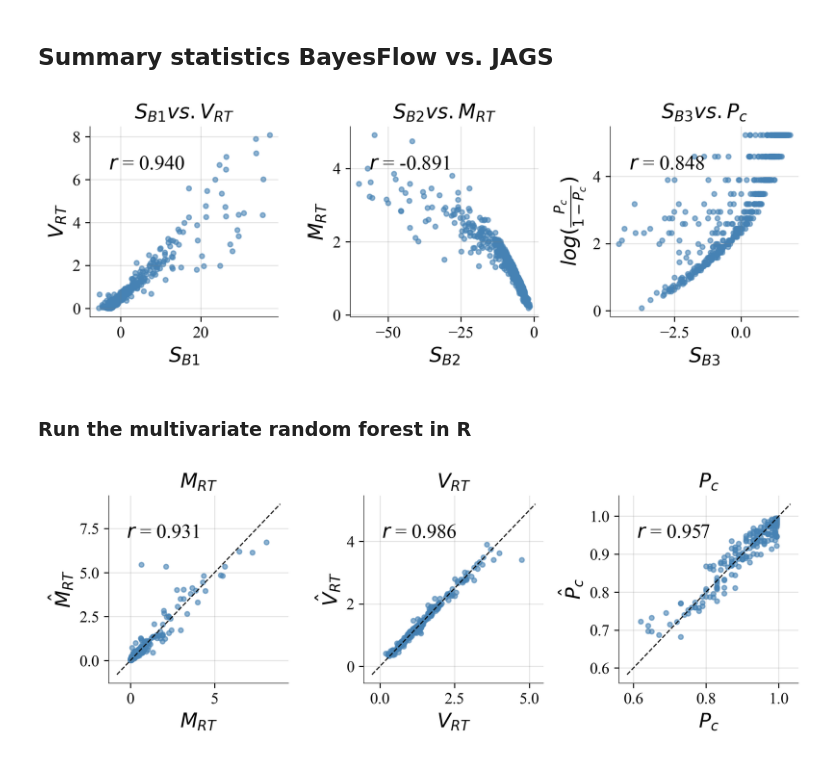
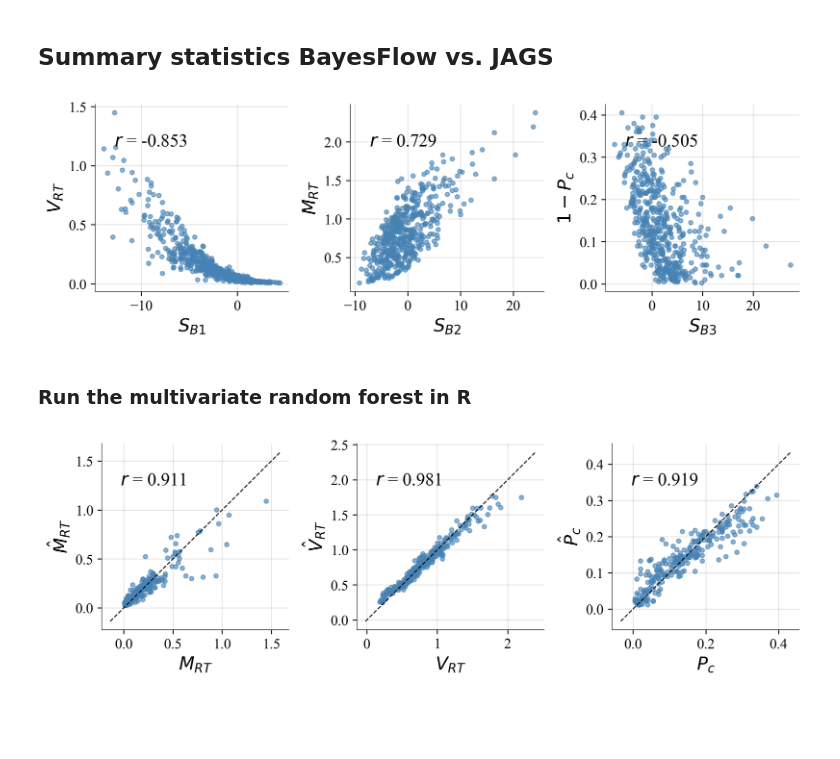
Before and after one commit to yufeiwu1011/Robust-Amortized-Bayesian-Inference, a Jupyter notebook: 1 parameter recovery study/notebook/parameter recovery study.ipynb, the cells around one changed output. Saved outputs shown, nothing was run; the diff lists cells and outputs as text; code cells hidden in the pictures; blank space fills up the shorter version.

```diff
--- a/1 parameter recovery study/notebook/parameter recovery study.ipynb
+++ b/1 parameter recovery study/notebook/parameter recovery study.ipynb
@@ -170,8 +182,7 @@ summary_net = bf.networks.SetTransformer(input_dim=4, summary_dim=3, name="ddm_s
 
 inference_net = bf.networks.InvertibleNetwork(
     num_params=len(prior.param_names),
-    coupling_settings={"dense_args": dict(kernel_regularizer=None),"dropout_prob":0.2, "bins":32},
-    coupling_design="spline",
+    coupling_settings={"mc_dropout" : True, "dense_args" : dict(units=128, activation="elu")},
     name="ddm_inference",
 )
 
@@ -245,7 +290,7 @@ posterior_mean_jags[posterior_mean_jags['convergence']==0].index
 ############################
 #Inference from EZ diffusion
 #transform the log RTs back to original scale
-validation_sims_ez_exp = validation_sims_ez
+validation_sims_ez_exp = copy.deepcopy(validation_sims_ez)
 validation_sims_ez_exp['summary_conditions'][:,:,0]= np.exp(validation_sims_ez_exp['summary_conditions'][:,:,0])
 #MRT
 MRT = []
@@ -296,11 +341,11 @@ tick_size = 18
 
 test_sims = validation_sims_ez
 # Create the figure and axes
-fig, axes = plt.subplots(nrows=3, ncols=3, dpi=300, figsize=(12, 10))
+fig, axes = plt.subplots(nrows=3, ncols=3, dpi=300, figsize=(9, 9))
 plt.subplots_adjust(hspace=0.4, wspace=0.4)
 plt.rcParams['font.family'] = 'Times New Roman'
 
-parameter_name = ["delta", "alpha", "tau"]
+parameter_name = ["v", "a", "Ter"]
 titles = [r'$v$', r'$a$', r'$T_{er}$']
 ylabels = ['EZ', 'BayesFlow', 'JAGS']
 
@@ -323,7 +368,7 @@ def plot_subplot(ax, x, y, yerr=None, title=None, xlabel='Ground truth', ylabel=
         horizontalalignment="left",
         verticalalignment="center",
         transform=ax.transAxes,
-        size=23
+        size=15
     )
     # Remove top and right spines
     ax.spines['top'].set_visible(False)
@@ -337,15 +382,15 @@ def plot_subplot(ax, x, y, yerr=None, title=None, xlabel='Ground truth', ylabel=
         spine.set_linewidth(0.4)
 
 x_limits = [
-    (0, 3),  # Drift rate
-    (0, 8),  # Boundary separation
-    (-0.5, 2.5) # Non-decision time
+    (0, 2.5),  # Drift rate
+    (0, 3),  # Boundary separation
+    (-0.5, 2) # Non-decision time
 ]
 
 y_limits = [
-    (0, 3),  # Drift rate
-    (0, 8),  # Boundary separation
-    (-0.5, 2.5) # Non-decision time
+    (0, 2.5),  # Drift rate
+    (0, 3),  # Boundary separation
+    (-0.5, 2) # Non-decision time
 ]
 
 
@@ -393,7 +438,7 @@ fig, axes = plt.subplots(nrows=3, ncols=3, dpi=300, figsize=(12, 10))
 plt.subplots_adjust(hspace=0.4, wspace=0.4)
 plt.rcParams['font.family'] = 'Times New Roman'
 
-parameter_name = ["delta", "alpha", "tau"]
+parameter_name = ["v", "a", "Ter"]
 titles = [r'$v$', r'$a$', r'$T_{er}$']
 
 # Plot data for each comparison
@@ -502,55 +577,54 @@ dtype: float64
 summary_stats = summary_net(validation_sims_ez['summary_conditions'])
 # %%
 test_sims = validation_sims_ez
-summary_stats_EZ= [VRT, MRT, Pc]
-summary_stats_EZ_transform= [np.power(VRT,1), np.power(MRT,1), np.log(Pc/(1-Pc))]
+summary_stats_EZ= [VRT, MRT, 1 - Pc]
 
 # Create the figure and axes
-fig, axes = plt.subplots(nrows=1, ncols=3, dpi=300, figsize=(8, 3))
+fig, axes = plt.subplots(nrows=1, ncols=3, dpi=300, figsize=(9, 3))
 plt.subplots_adjust(hspace=0.4, wspace=0.4)
 plt.rcParams['font.family'] = 'Times New Roman'
 
 # Plot data and diagonal lines
 for i in range(3):
-    axes[i].scatter(summary_stats[:,i], summary_stats_EZ_transform[i], marker = 'o', s=12, color='steelblue',alpha=0.6)
-    axes[i].set_title([r'$S_{B1}  vs. V_{RT} $', r'$S_{B2}  vs. M_{RT}$', r'$S_{B3}  vs. P_{c}$'][i],size=15)
+    axes[i].scatter(summary_stats[:,i], summary_stats_EZ[i], marker = 'o', s=12, color='steelblue',alpha=0.6)
+    #axes[i].set_title([r'$S_{B1}  vs. V_{RT} $', r'$S_{B2}  vs. M_{RT}$', r'$S_{B3}  vs. P_{c}$'][i],size=15)
     axes[i].set_xlabel([r'$S_{B1}$', r'$S_{B2}$', r'$S_{B3}$'][i], size=15)
-    axes[i].set_ylabel([r'$V_{RT}$', r'$M_{RT}$', r'$log(\frac{P_c}{1-P_c})$'][i], size=15)
+    axes[i].set_ylabel([r'$V_{RT}$', r'$M_{RT}$', r'${1-P_c}$'][i], size=15)
 
     #add r
-    corr = np.corrcoef(summary_stats[:,i], summary_stats_EZ_transform[i])[0, 1]
+    corr = np.corrcoef(summary_stats[:,i], summary_stats_EZ[i])[0, 1]
     axes[i].text(
                 0.1,
                 0.8,
                 "$r$ = {:.3f}".format(corr),
                 horizontalalignment="left",
                 verticalalignment="center",
                 transform=axes[i].transAxes,
                 size=15
     )
     # Remove top and right spines
     axes[i].spines['top'].set_visible(False)
     axes[i].spines['right'].set_visible(False)
 
     # Set grey grid
     axes[i].grid(color='grey', linestyle='-',alpha=0.2)
 
     # Show only bottom and left ticks
     axes[i].xaxis.set_ticks_position('bottom')
     axes[i].yaxis.set_ticks_position('left')
 
     axes[i].tick_params(axis='x', labelsize=12)
     axes[i].tick_params(axis='y', labelsize=12)
 
     for spine in axes[i].spines.values():
         spine.set_linewidth(0.4)  # Adjust the line width here
 
 
 plt.tight_layout()
 plt.savefig(root_dir / 'plots/summary_statistics_in_bayesflow_and_ez_one_by_one.pdf', format="pdf", bbox_inches="tight")
 plt.show()
 # %% [output]
-[figure, old version]
+[figure, new version]
 # %% [markdown]
 ### Run the multivariate random forest in R
 # %%
@@ -566,14 +640,13 @@ delimiter = ' '  # Update with the delimiter used in your text file
 predicted_summary_stats_ez = pd.read_csv(file_path_summary_stats, delimiter=delimiter)
 # %%
 # Create the figure and axes
-fig, axes = plt.subplots(nrows=1, ncols=3, dpi=300, figsize=(8, 3))
+fig, axes = plt.subplots(nrows=1, ncols=3, dpi=300, figsize=(9, 3))
 plt.subplots_adjust(hspace=0.4, wspace=0.4)
 plt.rcParams['font.family'] = 'Times New Roman'
 
 # Plot data and diagonal lines
 for i in range(3):
     axes[i].scatter(summary_stats_EZ[i][250:500], predicted_summary_stats_ez.iloc[:,i], marker = 'o', s=12, color='steelblue',alpha=0.6)
-    axes[i].set_title([r'$M_{RT}$', r'$V_{RT}$', r'$P_c$'][i], size=15)
     axes[i].set_xlabel([r'$M_{RT}$', r'$V_{RT}$', r'$P_c$'][i], size=15)
     axes[i].set_ylabel([r'$\hat{M}_{RT}$', r'$\hat{V}_{RT}$', r'$\hat{P}_{c}$'][i], size=15)
 
@@ -619,4 +692,4 @@ plt.savefig(root_dir / 'plots/summary_statistics_in_bayesflow_and_ez.pdf', forma
 
 plt.show()
 # %% [output]
-[figure, old version]
+[figure, new version]
```
Also changed, not shown: parts of 19 cells of this notebook, 3 other files.
